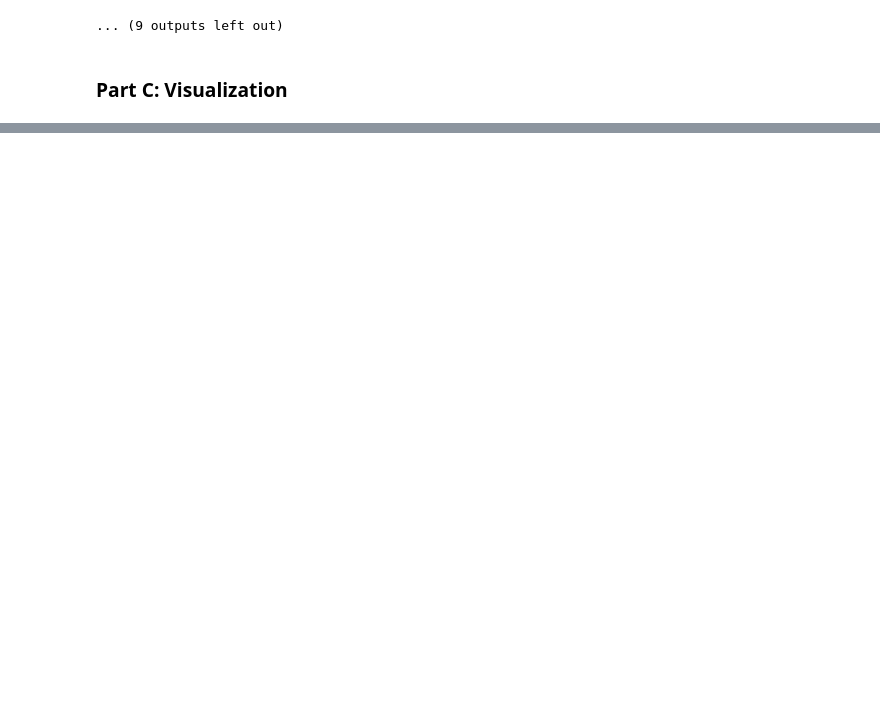
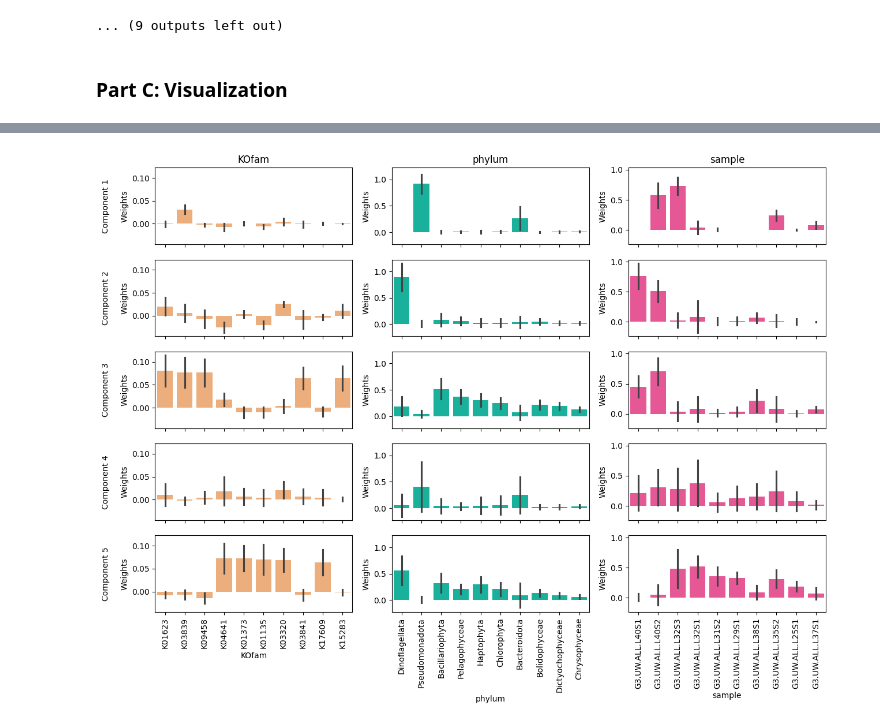
Before and after one commit to blasks/barnacle-boilerplate, a Jupyter notebook: 5-analyze-results.ipynb, the cells around one changed output, grey strips where cells are left out. Saved outputs shown, nothing was run; the diff lists cells and outputs as text; code cells hidden in the pictures; blank space fills up the shorter version.

```diff
--- a/5-analyze-results.ipynb
+++ b/5-analyze-results.ipynb
@@ -427,0 +429,39 @@ g.set_xticklabels(df[mode].unique(), rotation=90);
+# %%
+# combined figure that looks at top weights across all three modes for a subset of components
+
+# USER INPUTS -- edit as needed
+max_elements = 10    # maximum number of elements visualized in any one component
+viz_components = [1, 2, 3, 4, 5]    # list components you want to compare against one another
+heuristic = 'max_weight'    # pull out the top weights across any component
+# heuristic = 'max_variation'    # pull out the weights that vary the most across components
+
+# pull out the top weights
+combined_df = pd.DataFrame()
+for mode in modes[:3]:
+    if heuristic == 'max_weight':
+        # weights sorted by maximum across all components
+        idx = np.abs(ds[f"{mode}_weights"].median(dim=['bootstrap', 'replicate'])).max(dim='component').argsort()
+    elif heuristic == 'max_variation':
+        idx = ds[f"{mode}_weights"].median(dim=['bootstrap', 'replicate']).std(dim='component').argsort()
+    df = ds.sel({mode: ds[mode][idx[-max_elements:].data[::-1]]})[f"{mode}_weights"].to_series().reset_index()
+    df = df.rename(columns={mode: 'Label', f"{mode}_weights": 'Weights'})
+    df['mode'] = mode
+    combined_df = pd.concat([combined_df, df], axis=0)
+# pull out just components of interest
+combined_df = combined_df[combined_df.component.isin(viz_components)].reset_index(drop=True)
+
+# plot combined data
+fig, axes = plt.subplots(len(viz_components), 3, figsize=(15, len(viz_components)*2), sharex='col', sharey='col')
+for i, comp in enumerate(viz_components):
+    for j, mode in enumerate(modes[:3]):
+        plot_df = combined_df[combined_df.component.eq(comp) & combined_df['mode'].eq(mode)]
+        sns.barplot(plot_df, x='Label', y='Weights', errorbar='sd', color=sns.color_palette()[j+1], ax=axes[i][j])
+        if not i:
+            axes[i][j].set(title=mode)
+        if not j:
+            axes[i][j].set(ylabel=f"Component {comp}\n\nWeights")
+        if comp == viz_components[-1]:
+            axes[i][j].tick_params(axis='x', labelrotation=90);
+            axes[i][j].set(xlabel=mode);
+# %% [output]
+[figure, added]
```
Also changed, not shown: parts of 7 cells of this notebook.
